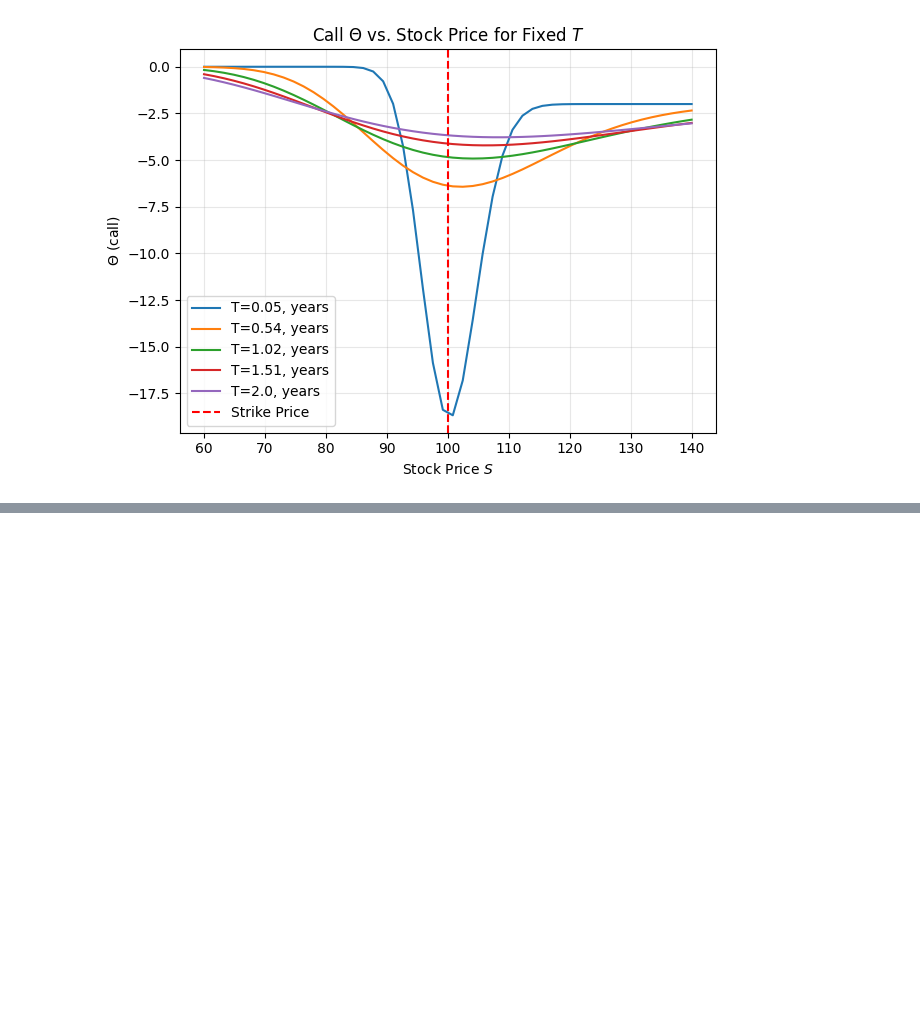
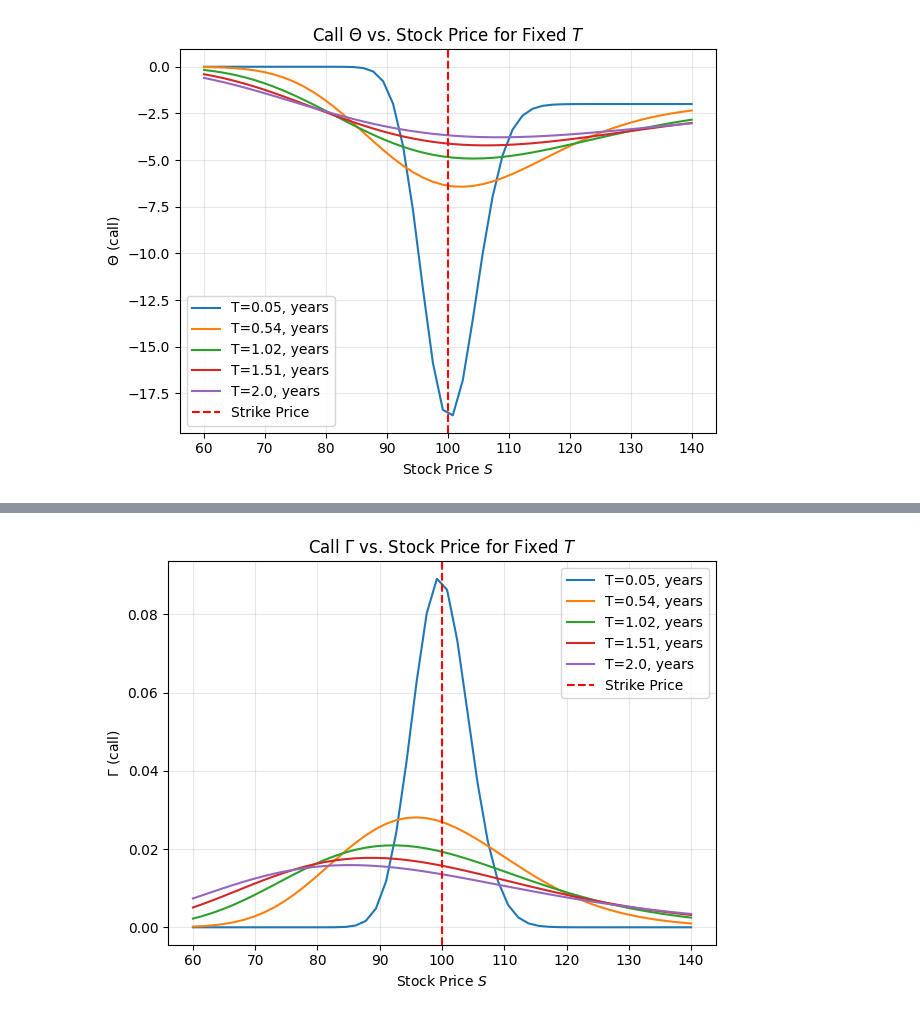
Before and after one commit to conformist89/greeks, a Jupyter notebook: greeks.ipynb, the cells around one changed output, grey strips where cells are left out. Saved outputs shown, nothing was run; the diff lists cells and outputs as text; code cells hidden in the pictures; blank space fills up the shorter version.

```diff
--- a/greeks.ipynb
+++ b/greeks.ipynb
@@ -174,8 +186,14 @@ def plot_greek_vs_S(greek_l, K, r, sigm,fixed_time,
 
     if greek_l == "delta":
         gr_l = r"$\Delta$"
-    if greek_l == "theta":
+    elif greek_l == "theta":
         gr_l = r"$\Theta$"
+    elif greek_l == "gamma":
+        gr_l = r"$\Gamma$"
+    elif greek_l == "vega":
+        gr_l = "$\\nu$"
+    else:
+        raise ValueError(f"Unknown greek_l: {greek_l}")
 
     greek_func = get_greek_func(greek_l)
 
@@ -260,0 +287,5 @@ plot_greek_vs_T("theta", K, r, sigm,time_points, fixed_ST, opt_type="call")
+# %%
+plot_greek_vs_S("gamma", K, r, sigm,fixed_time,
+                    st_points, opt_type="call")
+# %% [output]
+[figure, added]
```
Also changed, not shown: parts of 13 cells of this notebook.
